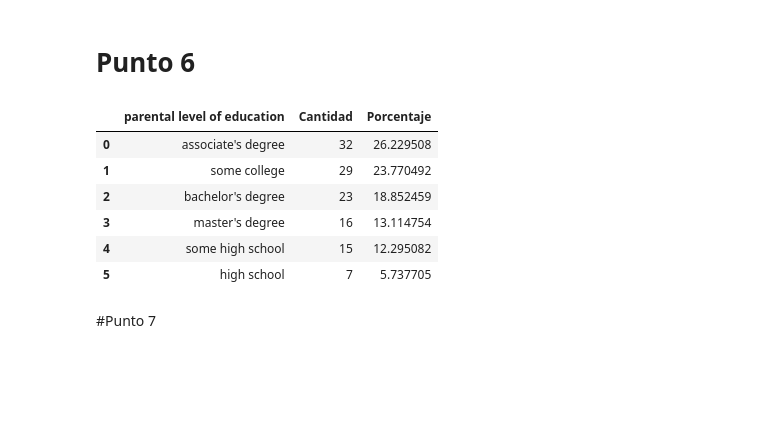
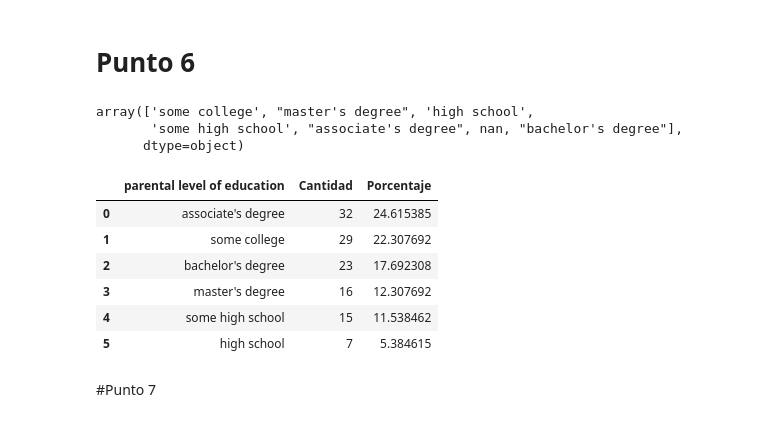
Before and after one commit to nicolasreyo/Parcial-Gestion-de-Datos-, a Jupyter notebook: Parcial_Gestion_de_Datos.ipynb, the cells around one changed output. Cells and saved outputs as stored; diff of their text form; code cells hidden in the pictures; blank space fills up the shorter version.

```diff
--- a/Parcial_Gestion_de_Datos.ipynb
+++ b/Parcial_Gestion_de_Datos.ipynb
@@ -239,17 +239,23 @@ df_perc_85 = df[df['writing score'] > df['writing score'].quantile(0.85)]
 # %%
 parents_education = df_perc_85.groupby('parental level of education').size().sort_values(ascending = False)
 parents_education = parents_education.reset_index().rename(columns={0: 'Cantidad'})
+# %%
+df_perc_85['parental level of education'].unique()
+# %% [output]
+array(['some college', "master's degree", 'high school',
+       'some high school', "associate's degree", nan, "bachelor's degree"],
+      dtype=object)
 # %%
-parents_education['Porcentaje'] = (parents_education['Cantidad'] / sum(parents_education['Cantidad']))* 100
+parents_education['Porcentaje'] = (parents_education['Cantidad'] / len(df_perc_85))* 100
 parents_education
 # %% [output]
 |  | parental level of education | Cantidad | Porcentaje |
-| 0 | associate's degree | 32 | 26.229508 |
-| 1 | some college | 29 | 23.770492 |
-| 2 | bachelor's degree | 23 | 18.852459 |
-| 3 | master's degree | 16 | 13.114754 |
-| 4 | some high school | 15 | 12.295082 |
-| 5 | high school | 7 | 5.737705 |
+| 0 | associate's degree | 32 | 24.615385 |
+| 1 | some college | 29 | 22.307692 |
+| 2 | bachelor's degree | 23 | 17.692308 |
+| 3 | master's degree | 16 | 12.307692 |
+| 4 | some high school | 15 | 11.538462 |
+| 5 | high school | 7 | 5.384615 |
 # %% [markdown]
 #Punto 7
 # %%
```
Also changed, not shown: parts of 8 cells of this notebook.
